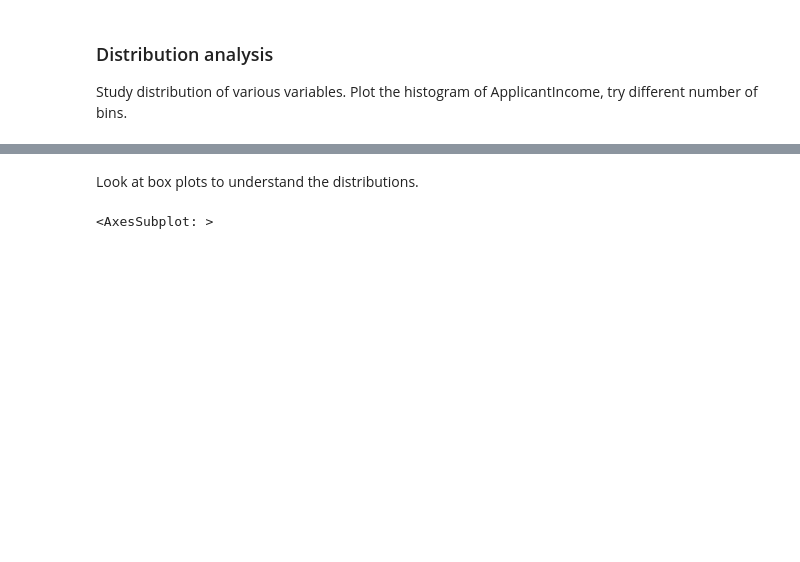
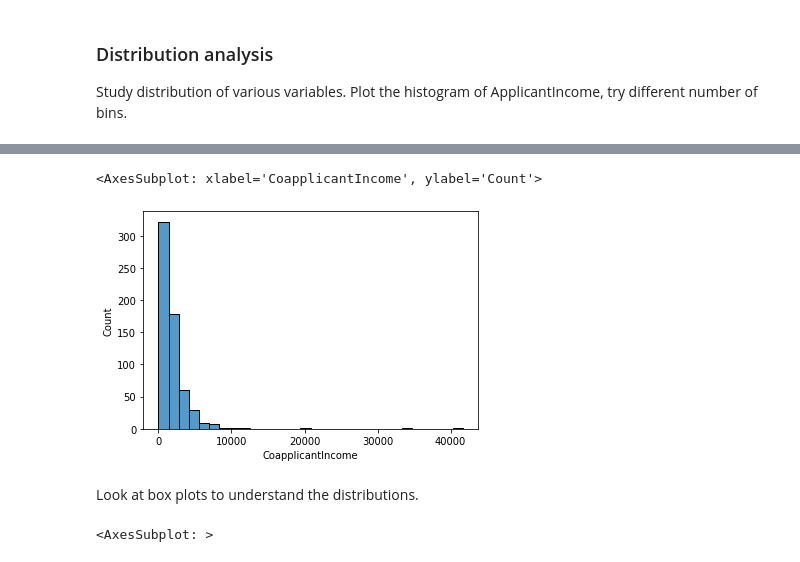
Before and after one commit to JohnathanJack/Predict-Loan-Application-Status, a Jupyter notebook: notebooks/instructions.ipynb, the cells around one changed output, grey strips where cells are left out. Cells and saved outputs as stored; diff of their text form; code cells hidden in the pictures; blank space fills up the shorter version.

```diff
--- a/notebooks/instructions.ipynb
+++ b/notebooks/instructions.ipynb
@@ -162,3 +163,8 @@ sns.histplot(df['ApplicantIncome'],bins=10)
+# %%
+sns.histplot(df['CoapplicantIncome'],bins=30)
+# %% [output]
+<AxesSubplot: xlabel='CoapplicantIncome', ylabel='Count'>
+[figure, added]
 # %% [markdown]
 
 Look at box plots to understand the distributions.
```
Also changed, not shown: parts of 22 cells of this notebook, 4 other files.
